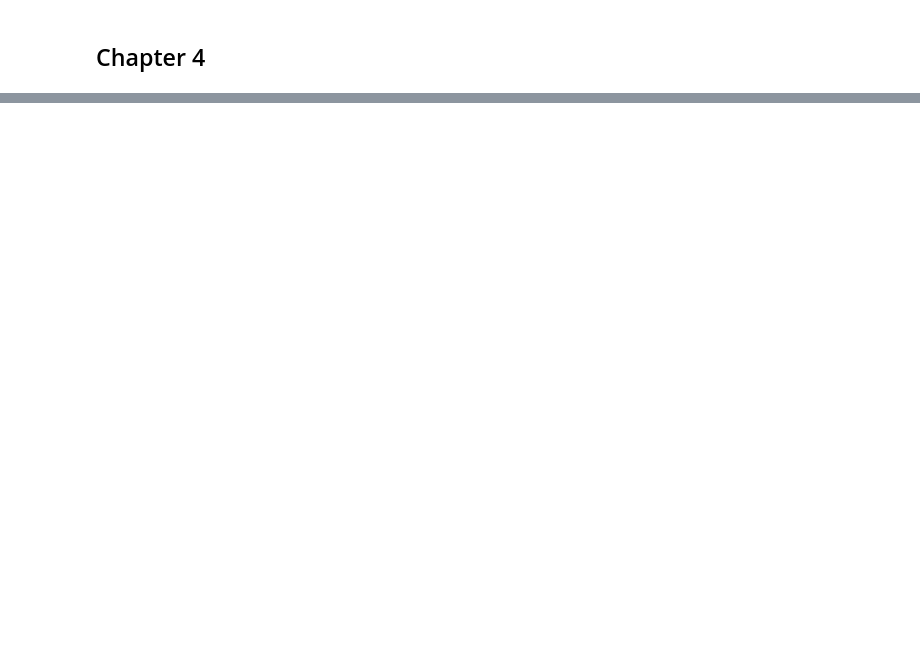
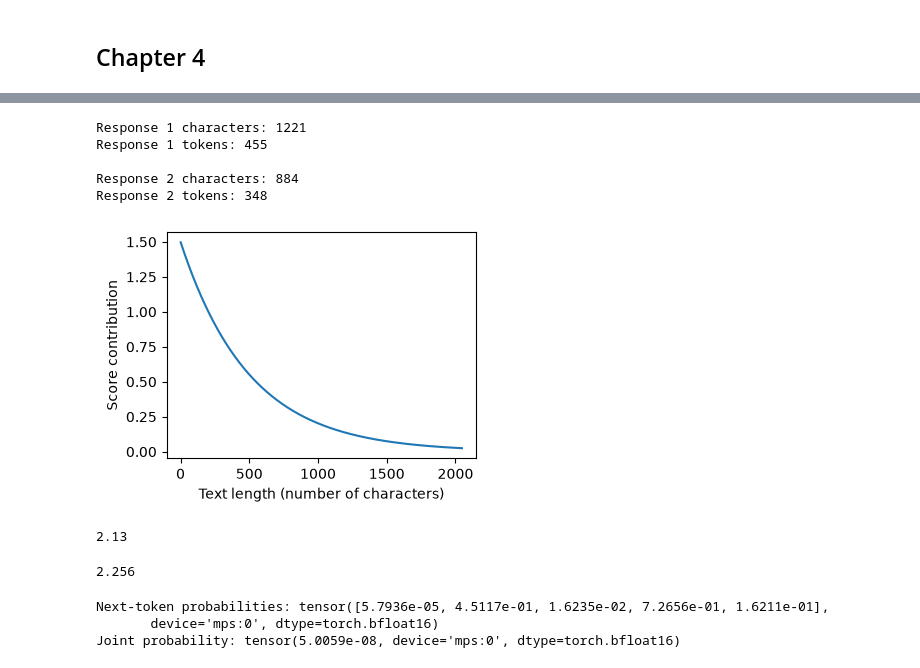
Before and after one commit to tajbaba999/reasoning-from-scratch, a Jupyter notebook: Building_a_Reasoning_LLM_Scratch.ipynb, the cells around one changed output, grey strips where cells are left out. Saved outputs shown, nothing was run; the diff lists cells and outputs as text; code cells hidden in the pictures; blank space fills up the shorter version.

```diff
--- a/Building_a_Reasoning_LLM_Scratch.ipynb
+++ b/Building_a_Reasoning_LLM_Scratch.ipynb
@@ -2002,0 +1661,11 @@ results = self_consistency_vote(
+# %%
+print("Response 1 characters:", len(response_1))
+print("Response 1 tokens:", len(tokenizer.encode(response_1)))
+print("\nResponse 2 characters:", len(response_2))
+print("Response 2 tokens:", len(tokenizer.encode(response_2)))
+# %% [output]
+Response 1 characters: 1221
+Response 1 tokens: 455
+
+Response 2 characters: 884
+Response 2 tokens: 348
@@ -2002,0 +1702,26 @@ results = self_consistency_vote(
+# %%
+import matplotlib.pyplot as plt
+
+def plot_brevity_curve(brevity_bonus, max_len=2048):
+    lengths = torch.arange(1, max_len)
+    scores = 1.5 * torch.exp(-lengths / brevity_bonus)
+
+    plt.figure(figsize=(4, 3))
+    plt.plot(lengths, scores)
+    plt.xlabel("Text length (number of characters)")
+    plt.ylabel("Score contribution")
+    plt.tight_layout()
+    #plt.savefig("brevity_curve.pdf")
+    plt.show()
+
+plot_brevity_curve(500)
+# %% [output]
+[figure, added]
+# %%
+print(round(heuristic_score(response_1), 3))
+# %% [output]
+2.13
+# %%
+print(round(heuristic_score(response_2), 3))
+# %% [output]
+2.256
@@ -2002,0 +1753,9 @@ results = self_consistency_vote(
+# %%
+calc_next_token_probas(
+        model, tokenizer, device=device,
+        prompt="The capital of Germany is Berlin"
+    )
+# %% [output]
+Next-token probabilities: tensor([5.7936e-05, 4.5117e-01, 1.6235e-02, 7.2656e-01, 1.6211e-01],
+       device='mps:0', dtype=torch.bfloat16)
+Joint probability: tensor(5.0059e-08, device='mps:0', dtype=torch.bfloat16)
```
Also changed, not shown: parts of 123 cells of this notebook.
